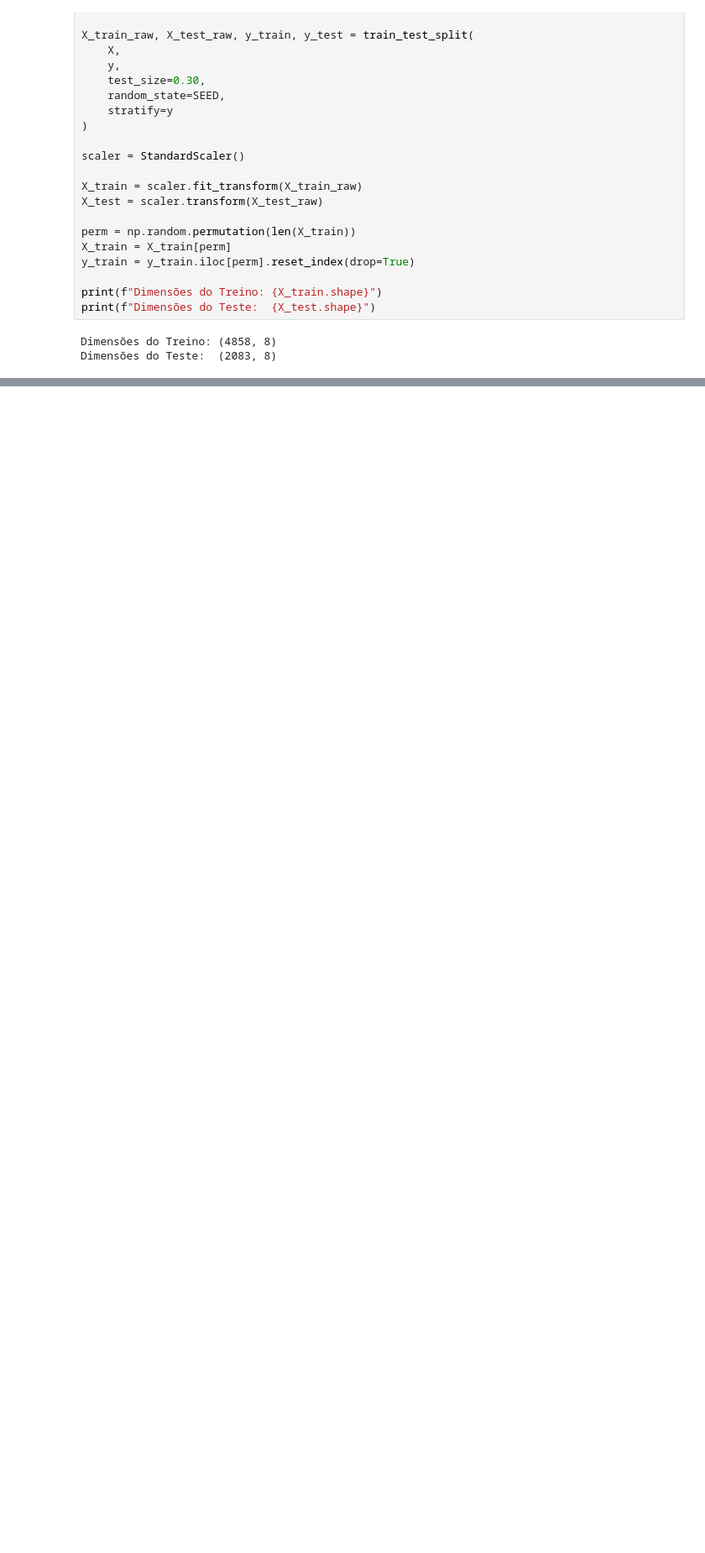
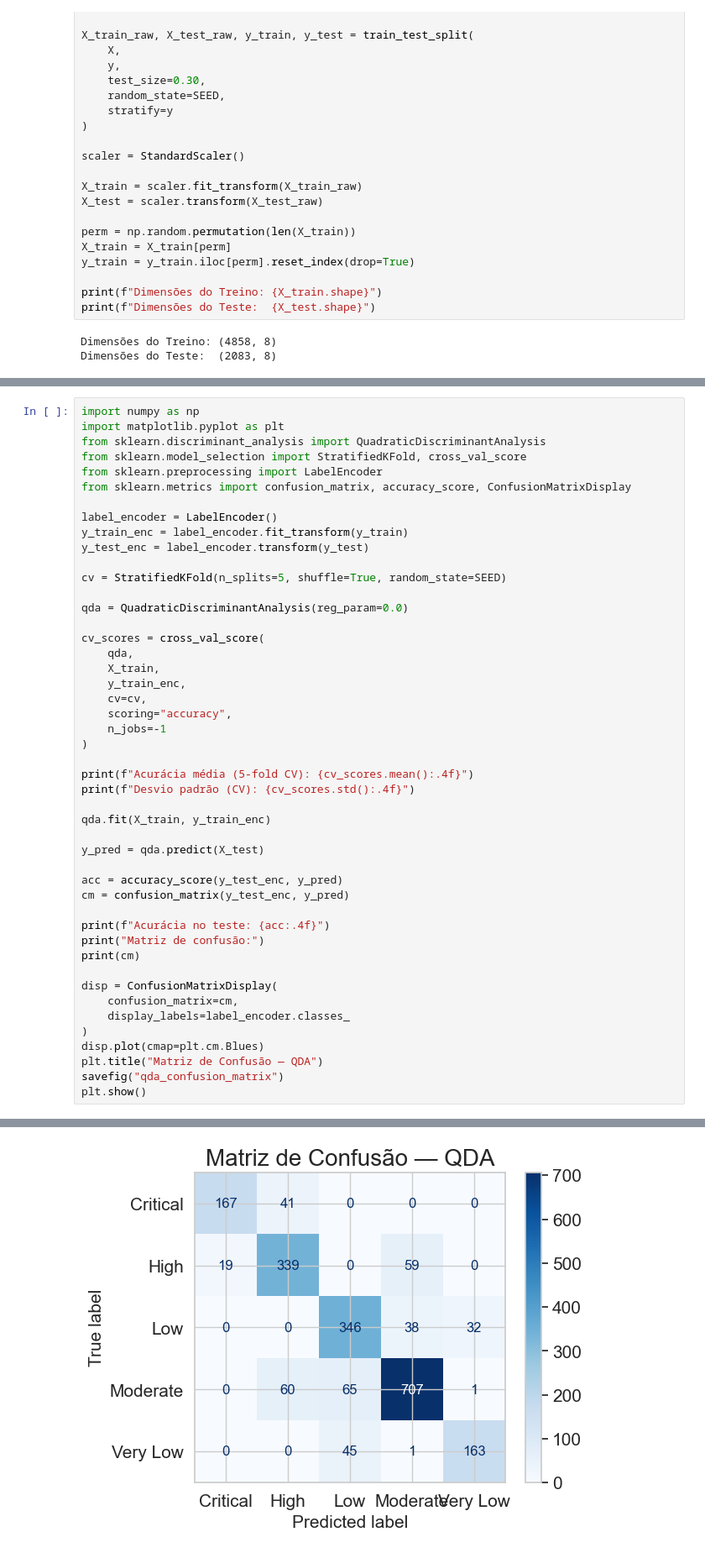
Before and after one commit to diego-nac/ica-homeworks, a Jupyter notebook: homework3/code.ipynb, the cells around one changed output, grey strips where cells are left out. Shown at 84% size. Drawn from its saved outputs; the diff is of its cells as text; blank space fills up the shorter version.

```diff
--- a/homework3/code.ipynb
+++ b/homework3/code.ipynb
@@ -527,0 +635,48 @@ y_train (One-Hot - NeuralNet):
+# %%
+import numpy as np
+import matplotlib.pyplot as plt
+from sklearn.discriminant_analysis import QuadraticDiscriminantAnalysis
+from sklearn.model_selection import StratifiedKFold, cross_val_score
+from sklearn.preprocessing import LabelEncoder
+from sklearn.metrics import confusion_matrix, accuracy_score, ConfusionMatrixDisplay
+
+label_encoder = LabelEncoder()
+y_train_enc = label_encoder.fit_transform(y_train)
+y_test_enc = label_encoder.transform(y_test)
+
+cv = StratifiedKFold(n_splits=5, shuffle=True, random_state=SEED)
+
+qda = QuadraticDiscriminantAnalysis(reg_param=0.0)
+
+cv_scores = cross_val_score(
+    qda,
+    X_train,
+    y_train_enc,
+    cv=cv,
+    scoring="accuracy",
+    n_jobs=-1
+)
+
+print(f"Acurácia média (5-fold CV): {cv_scores.mean():.4f}")
+print(f"Desvio padrão (CV): {cv_scores.std():.4f}")
+
+qda.fit(X_train, y_train_enc)
+
+y_pred = qda.predict(X_test)
+
+acc = accuracy_score(y_test_enc, y_pred)
+cm = confusion_matrix(y_test_enc, y_pred)
+
+print(f"Acurácia no teste: {acc:.4f}")
+print("Matriz de confusão:")
+print(cm)
+
+disp = ConfusionMatrixDisplay(
+    confusion_matrix=cm,
+    display_labels=label_encoder.classes_
+)
+disp.plot(cmap=plt.cm.Blues)
+plt.title("Matriz de Confusão — QDA")
+savefig("qda_confusion_matrix")
+plt.show()
+# %% [output]
@@ -527,0 +692 @@ y_train (One-Hot - NeuralNet):
+[figure, added]
```
Also changed, not shown: parts of 29 cells of this notebook, 5 other files.
